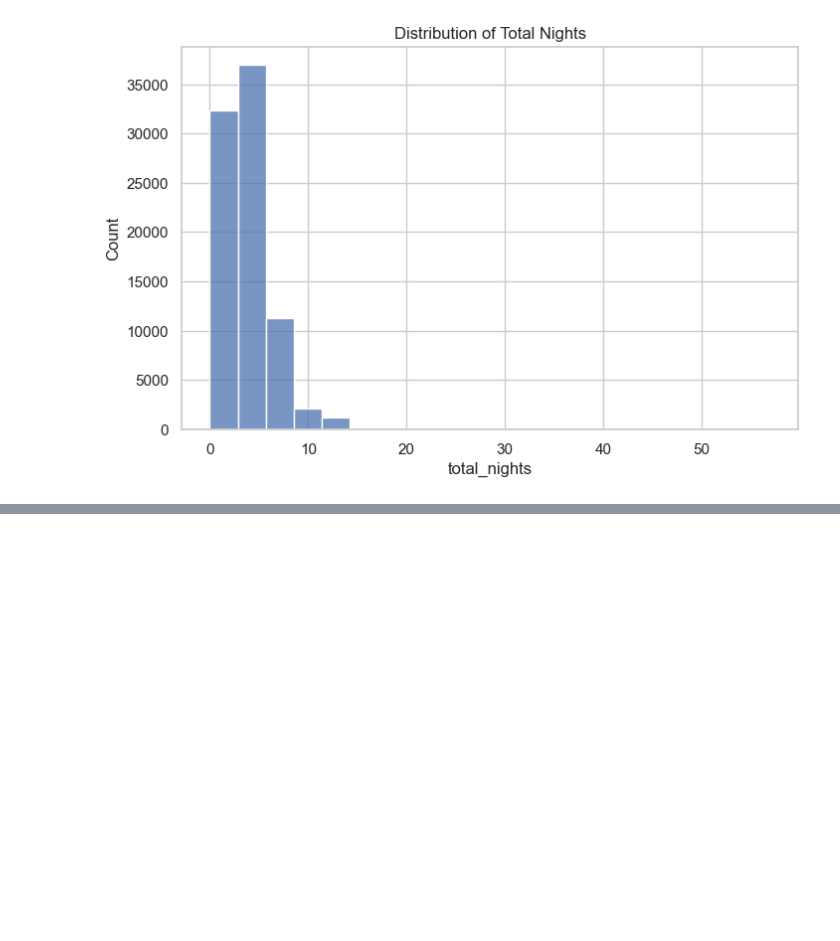
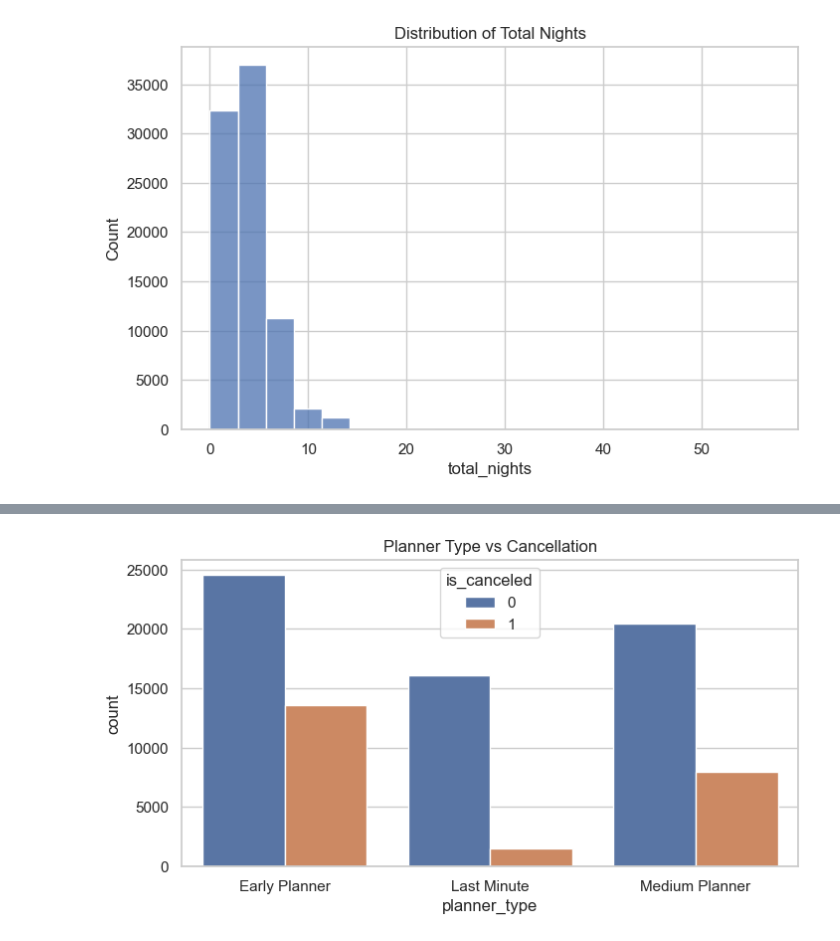
Before and after one commit to NeiranjanaS/Dynamic-Pricing-Analysis-, a Jupyter notebook: notebooks/week2_eda.ipynb, the cells around one changed output, grey strips where cells are left out. Cells and saved outputs as stored; diff of their text form; code cells hidden in the pictures; blank space fills up the shorter version.

```diff
--- a/notebooks/week2_eda.ipynb
+++ b/notebooks/week2_eda.ipynb
@@ -93,0 +116,7 @@ plt.show()
+# %%
+plt.figure(figsize=(8,4))
+sns.countplot(data=df,x='planner_type',hue='is_canceled')
+plt.title("Planner Type vs Cancellation")
+plt.show()
+# %% [output]
+[figure, added]
```
Also changed, not shown: parts of 6 cells of this notebook.
